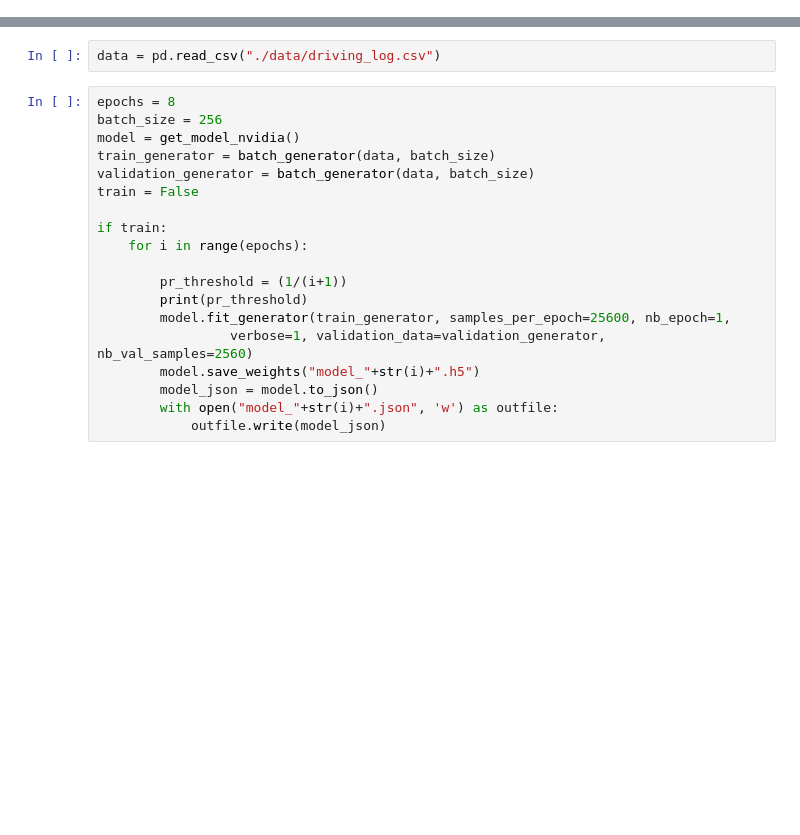
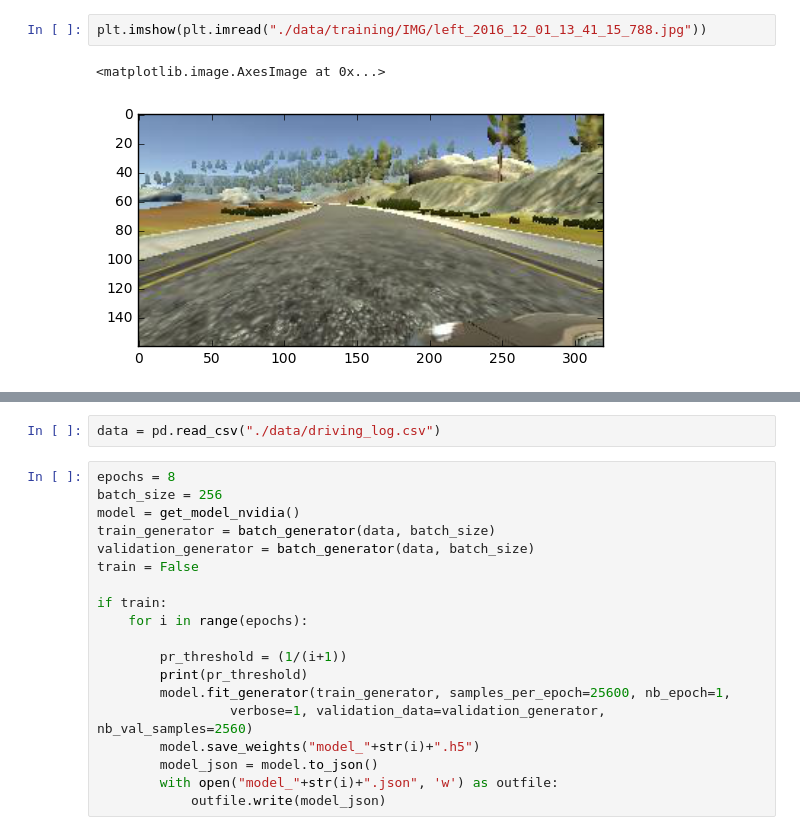
Before and after one commit to tfolkman/Big-Mtn-Data-Conf-Spring-2017, a Jupyter notebook: notebooks/model.ipynb, the cells around one changed output, grey strips where cells are left out. Drawn from its saved outputs; the diff is of its cells as text; blank space fills up the shorter version.

```diff
--- a/notebooks/model.ipynb
+++ b/notebooks/model.ipynb
@@ -18,0 +39,5 @@ ImportError: No module named 'keras'
+# %%
+plt.imshow(plt.imread("./data/training/IMG/left_2016_12_01_13_41_15_788.jpg"))
+# %% [output]
+<matplotlib.image.AxesImage at 0x...>
+[figure, added]
```
Also changed, not shown: parts of 11 cells of this notebook, 10 other files.
